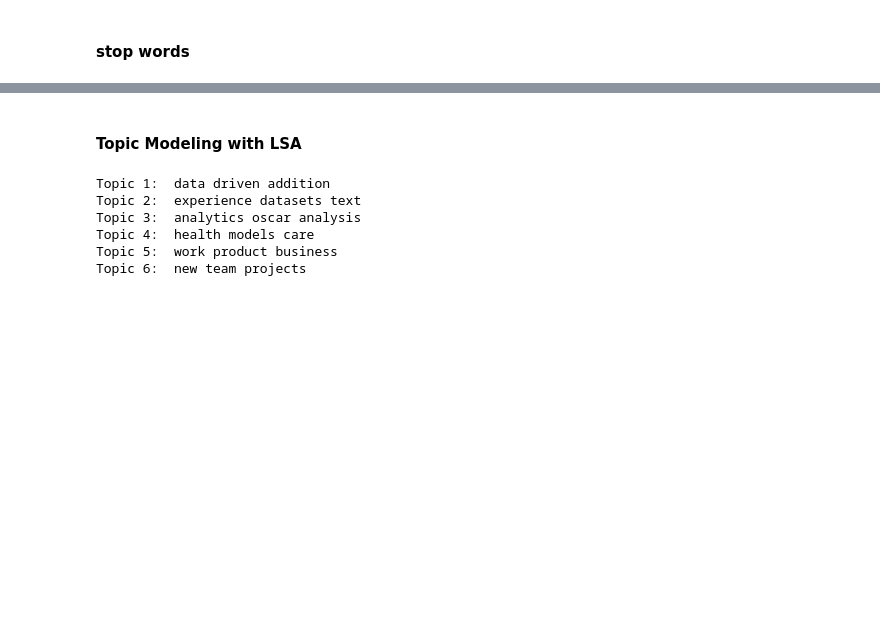
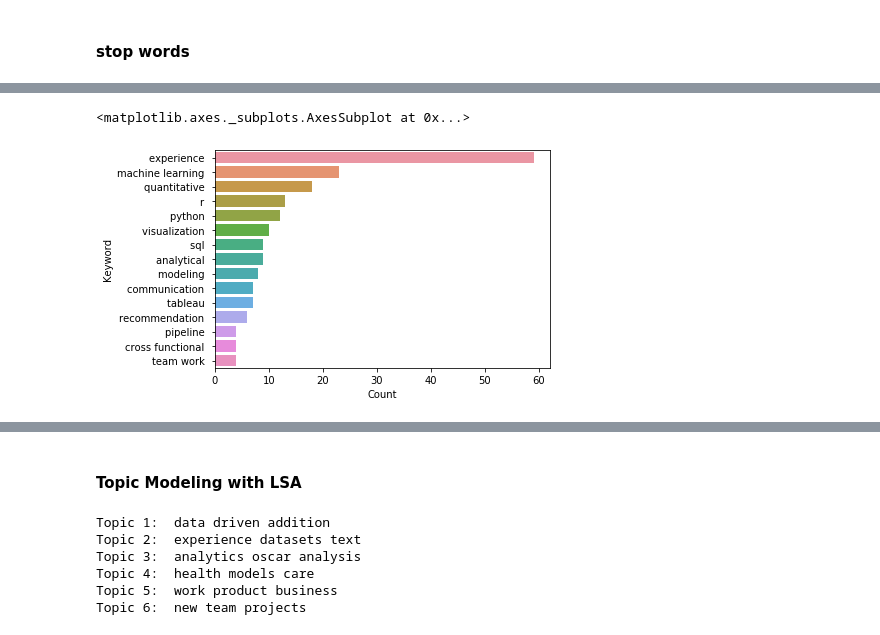
Before and after one commit to cyuancheng/Machine_Learning_Practice, a Jupyter notebook: JobDescriptionScreen.ipynb, the cells around one changed output, grey strips where cells are left out. Cells and saved outputs as stored; diff of their text form; code cells hidden in the pictures; blank space fills up the shorter version.

```diff
--- a/JobDescriptionScreen.ipynb
+++ b/JobDescriptionScreen.ipynb
@@ -290,0 +271,37 @@ words_ss = [nlp(text) for text in df_kw['soft skills'].dropna(axis=0)]
+# %%
+def match_kw(dataframe, column_name='Financial'):
+  '''
+  input: datframe and columne name
+  output: dataframe with subject and count for keywords
+  '''
+  # make a list for one column
+  d_list = []
+  for i in range(dataframe.shape[0]):
+    d_list.append(dataframe[column_name][i])#doc = nlp(df_jd['Financial'][0])
+  doc = nlp(str(d_list))
+
+  matches = matcher(doc)
+  # matching with keyword
+  d = []
+  for match_id, start, end in matches:
+    rule_id = nlp.vocab.strings[match_id]
+    span = doc[start:end]
+    d.append((rule_id, span.text))
+  keywords= "\n".join(f'{i[0]} {i[1]} ({j})' for i,j in Counter(d).items())
+
+  ## convertimg string of keywords to dataframe
+  df = pd.read_csv(StringIO(keywords),names = ['Keywords_List'])
+  df1 = pd.DataFrame(df.Keywords_List.str.split(' ',1).tolist(),columns = ['Subject','Keyword'])
+  df2 = pd.DataFrame(df1.Keyword.str.split('(',1).tolist(),columns = ['Keyword', 'Count'])
+  df3 = pd.concat([df1['Subject'],df2['Keyword'], df2['Count']], axis =1)
+  df3['Count'] = df3['Count'].apply(lambda x: x.rstrip(")"))
+  df3['Count'] = df3['Count'].astype(int)
+
+  name = os.path.basename(column_name).lower()
+
+  ## converting str to dataframe
+  name1 = pd.read_csv(StringIO(name),names = ['Category'])
+  dataf = pd.concat([name1['Category'], df3['Subject'], df3['Keyword'], df3['Count']], axis = 1)
+  dataf['Category'].fillna(dataf['Category'].iloc[0], inplace = True)
+  dataf = dataf.sort_values(by=['Count'], ascending=False)
+  return dataf
@@ -290,0 +314,2 @@ words_ss = [nlp(text) for text in df_kw['soft skills'].dropna(axis=0)]
+# %%
+df_match_financial = match_kw(df_jd_clean, column_name='Financial')
@@ -290,0 +325,5 @@ words_ss = [nlp(text) for text in df_kw['soft skills'].dropna(axis=0)]
+# %%
+sns.barplot(x="Count", y="Keyword", data=df_match_financial.head(15))
+# %% [output]
+<matplotlib.axes._subplots.AxesSubplot at 0x...>
+[figure, added]
```
Also changed, not shown: parts of 40 cells of this notebook.
